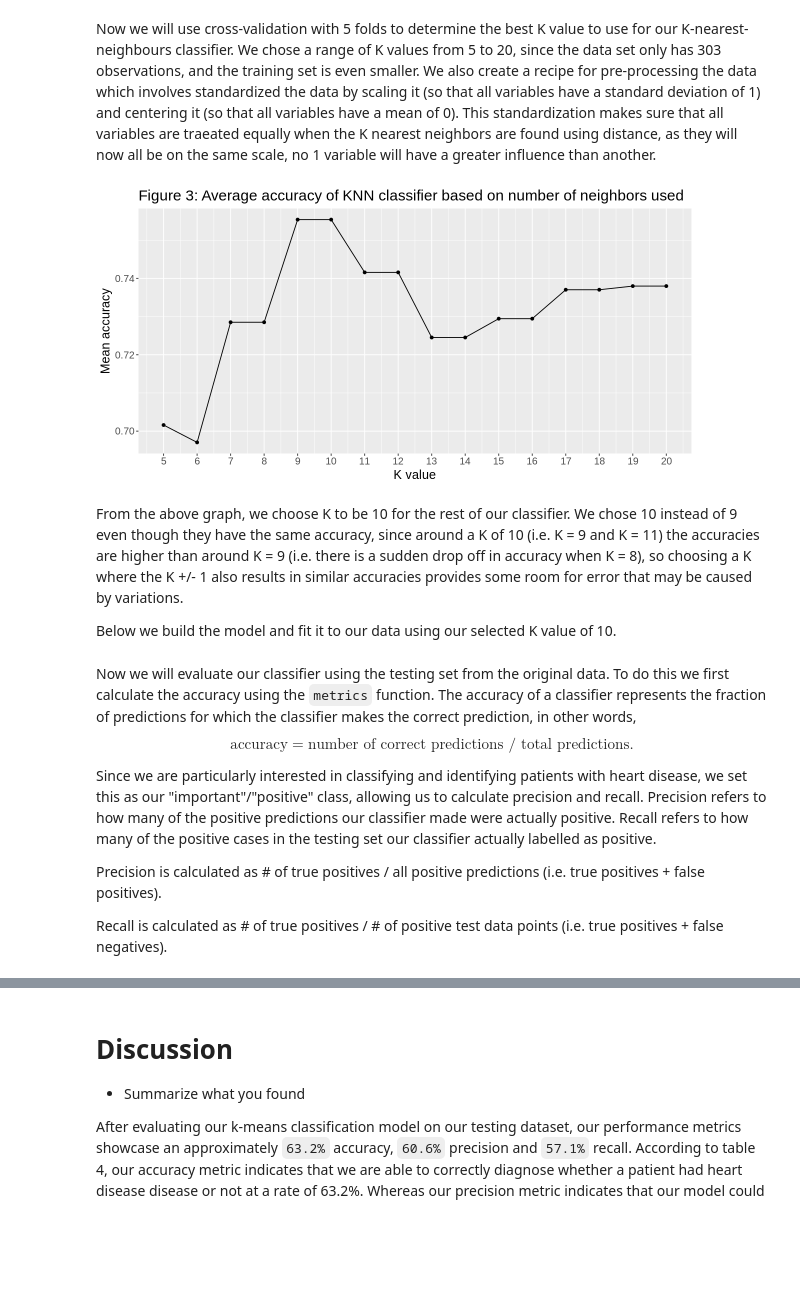
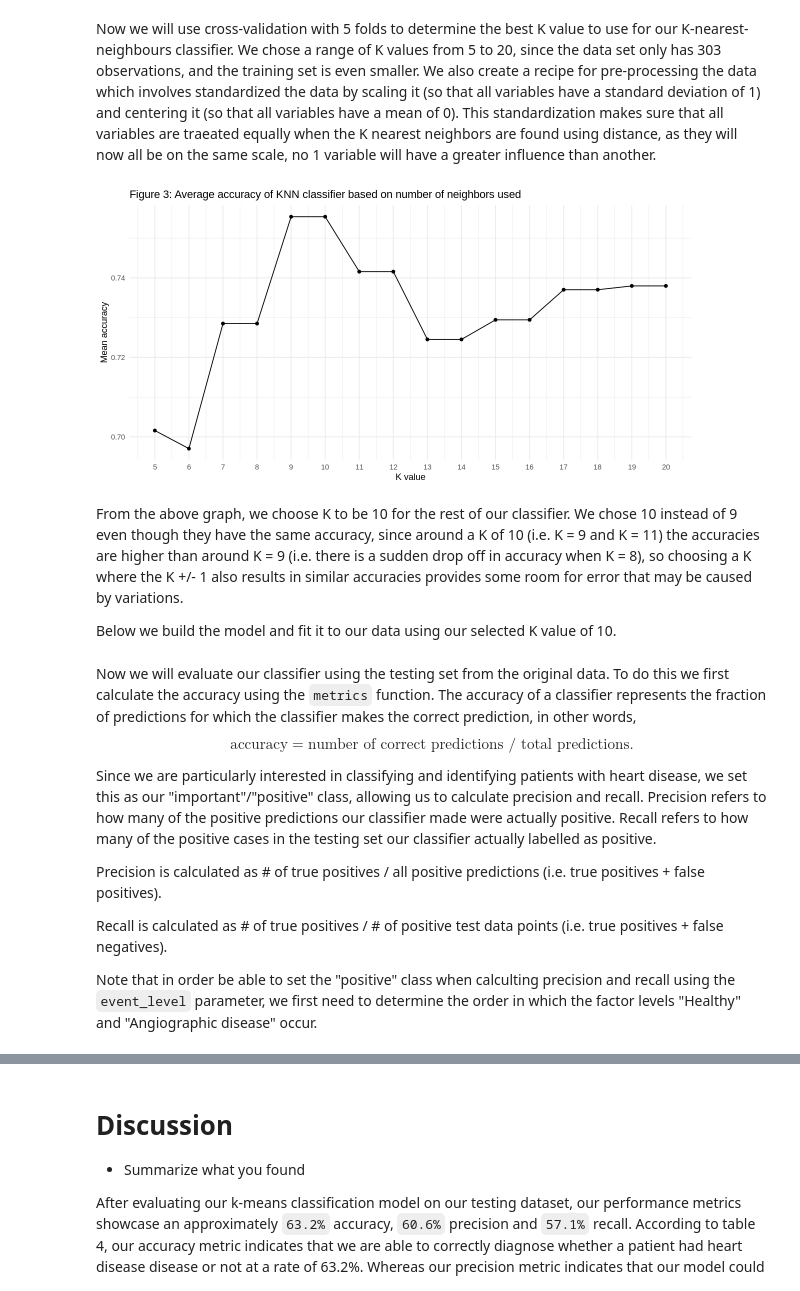
Before and after one commit to goete/Heart-Disease-Prediction-Modelling, a Jupyter notebook: final_report.ipynb, the cells around one changed output, grey strips where cells are left out. Saved outputs shown, nothing was run; the diff lists cells and outputs as text; code cells hidden in the pictures; blank space fills up the shorter version.

```diff
--- a/final_report.ipynb
+++ b/final_report.ipynb
@@ -142,34 +144,35 @@ knn_recipe <- recipe(diagnosis ~ ., data = training_set) |>
 knn_spec_tune <- nearest_neighbor(weight_func = "rectangular", neighbors = tune()) |>
     set_engine("kknn") |>
     set_mode("classification")
 
 k_vals <- tibble(neighbors = 5:20)
 
 vfold <- vfold_cv(training_set, v = 10, strata = diagnosis)
 
 knn_fit_tuning <- workflow() |>
     add_recipe(knn_recipe) |>
     add_model(knn_spec_tune) |>
     tune_grid(resamples = vfold, grid = k_vals)
 
 tuning_metrics <- knn_fit_tuning |>
     collect_metrics()
 
 tuning_accuracies <- filter(tuning_metrics, .metric == "accuracy")
 
 cross_val_plot <- tuning_accuracies |>
     ggplot(aes(x = neighbors, y = mean)) +
     geom_point() +
     geom_line() +
     labs(x = "K value", y = "Mean accuracy") +
     ggtitle("Figure 3: Average accuracy of KNN classifier based on number of neighbors used") +
     theme(text = element_text(size = 15)) +
+    theme_minimal() +
     scale_x_continuous(breaks = 5:30)
 
 options(repr.plot.height = 5, repr.plot.width = 10)
 cross_val_plot
 # %% [output]
-[figure, old version]
+[figure, new version]
 # %% [markdown]
 From the above graph, we choose K to be 10 for the rest of our classifier. We chose 10 instead of 9 even though they have the same accuracy, since around a K of 10 (i.e. K = 9 and K = 11) the accuracies are higher than around K = 9 (i.e. there is a sudden drop off in accuracy when K = 8), so choosing a K where the K +/- 1 also results in similar accuracies provides some room for error that may be caused by variations.
 
@@ -192,6 +195,8 @@ Since we are particularly interested in classifying and identifying patients wit
 Precision is calculated as # of true positives / all positive predictions (i.e. true positives + false positives).
 
 Recall is calculated as # of true positives / # of positive test data points (i.e. true positives + false negatives).
+
+Note that in order be able to set the "positive" class when calculting precision and recall using the `event_level` parameter, we first need to determine the order in which the factor levels "Healthy" and "Angiographic disease" occur.
 # %%
 predictions <- predict(knn_fit, testing_set) |>
     bind_cols(testing_set)
```
Also changed, not shown: parts of 13 cells of this notebook.
